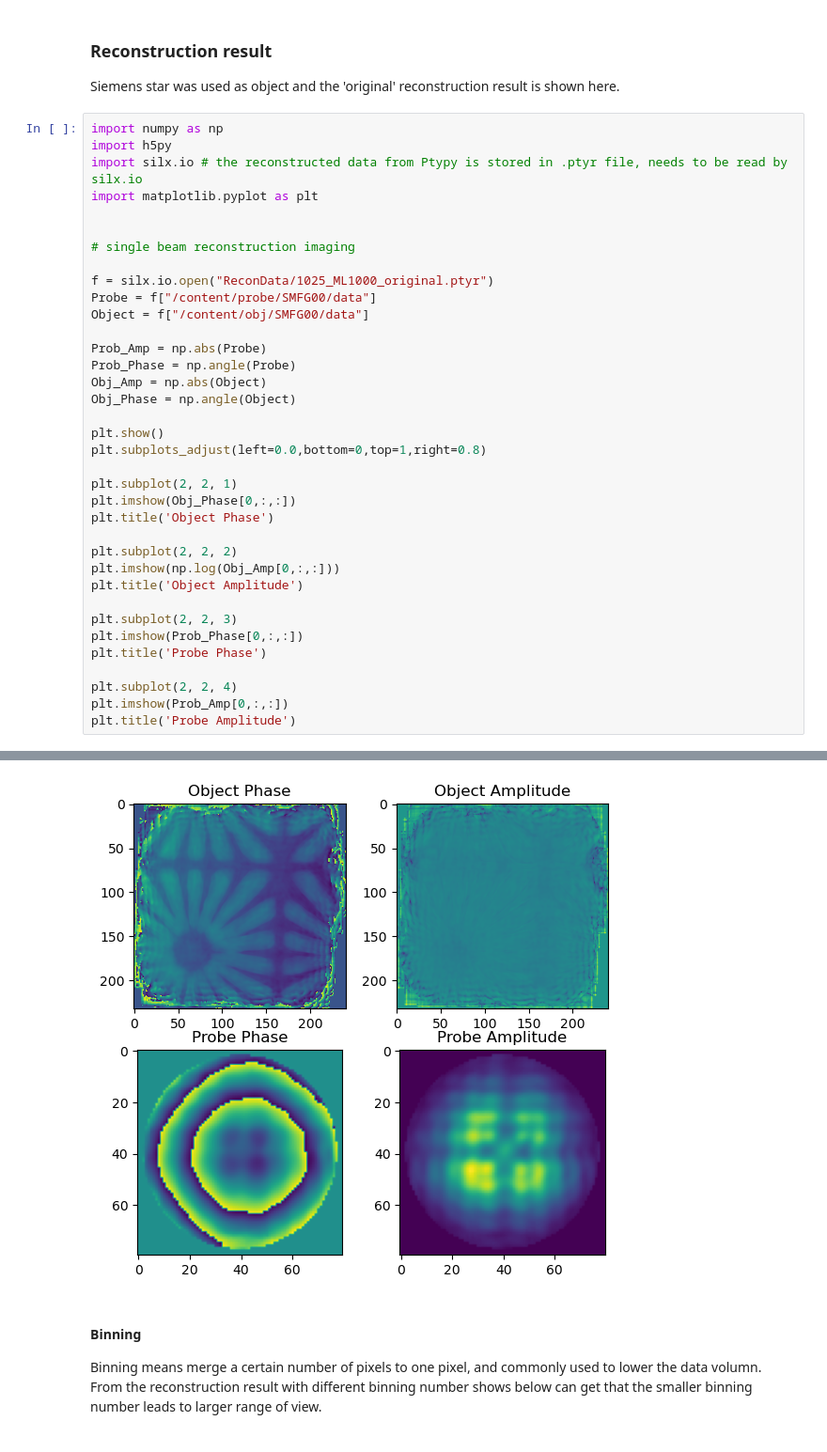
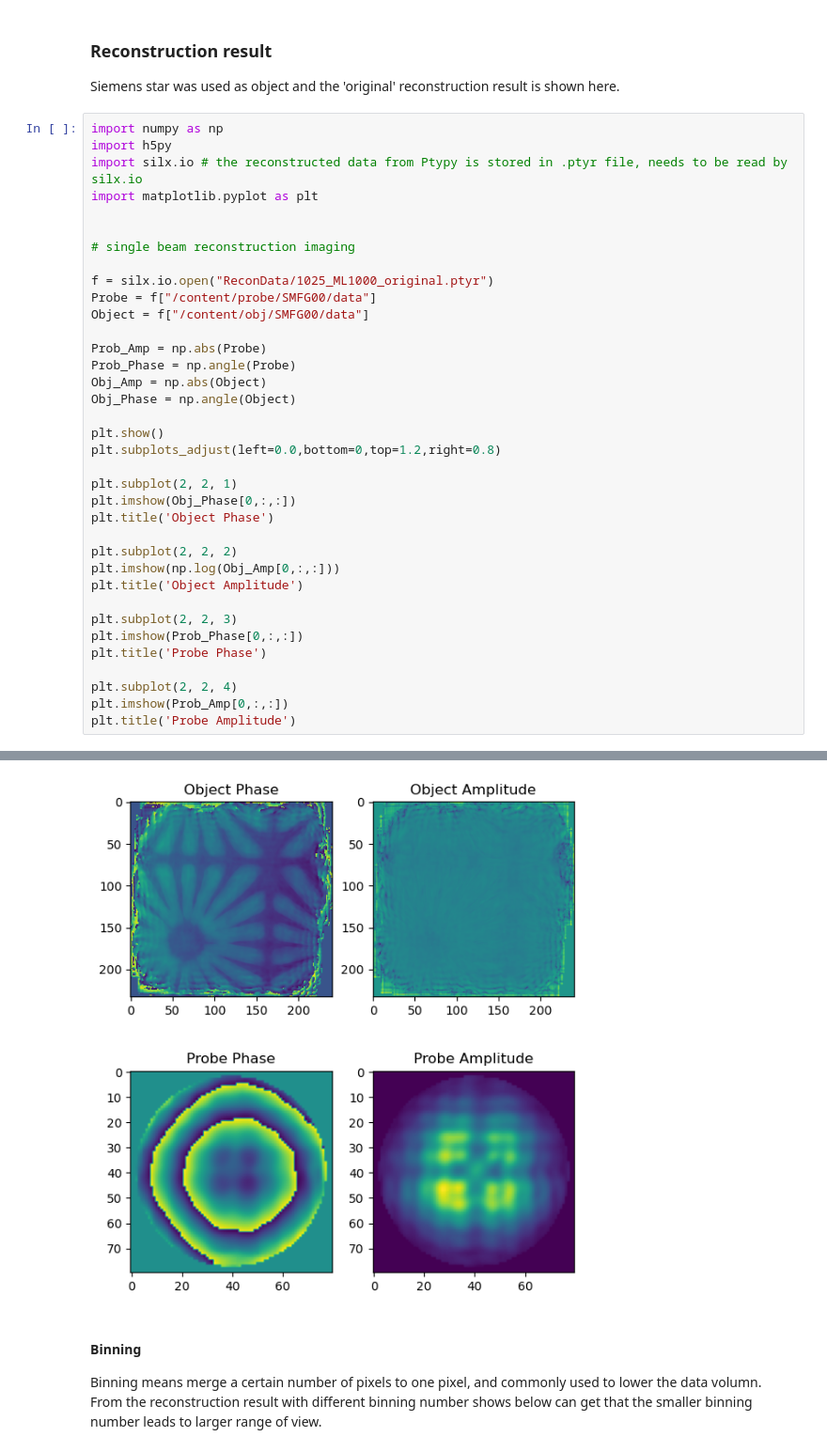
Before and after one commit to COMPUTE-Jupyter-course/project-for-compute-jupyter-2022-Runqing2022, a Jupyter notebook: Ptychography reconstruction_Runqing.ipynb, the cells around one changed output, grey strips where cells are left out. Shown at 94% size. Cells and saved outputs as stored; diff of their text form.

```diff
--- a/Ptychography reconstruction_Runqing.ipynb
+++ b/Ptychography reconstruction_Runqing.ipynb
@@ -163,35 +199,35 @@ import matplotlib.pyplot as plt
 # single beam reconstruction imaging
 
 f = silx.io.open("ReconData/1025_ML1000_original.ptyr")
 Probe = f["/content/probe/SMFG00/data"]
 Object = f["/content/obj/SMFG00/data"]
 
 Prob_Amp = np.abs(Probe)
 Prob_Phase = np.angle(Probe)
 Obj_Amp = np.abs(Object)
 Obj_Phase = np.angle(Object)
 
 plt.show()
-plt.subplots_adjust(left=0.0,bottom=0,top=1,right=0.8)
+plt.subplots_adjust(left=0.0,bottom=0,top=1.2,right=0.8)
 
 plt.subplot(2, 2, 1)
 plt.imshow(Obj_Phase[0,:,:])
 plt.title('Object Phase')
 
 plt.subplot(2, 2, 2)
 plt.imshow(np.log(Obj_Amp[0,:,:]))
 plt.title('Object Amplitude')
 
 plt.subplot(2, 2, 3)
 plt.imshow(Prob_Phase[0,:,:])
 plt.title('Probe Phase')
 
 plt.subplot(2, 2, 4)
 plt.imshow(Prob_Amp[0,:,:])
 plt.title('Probe Amplitude')
 # %% [output]
 Text(0.5, 1.0, 'Probe Amplitude')
-[figure, old version]
+[figure, new version]
 # %% [markdown]
 #### Binning
 
```
Also changed, not shown: parts of 4 cells of this notebook.
